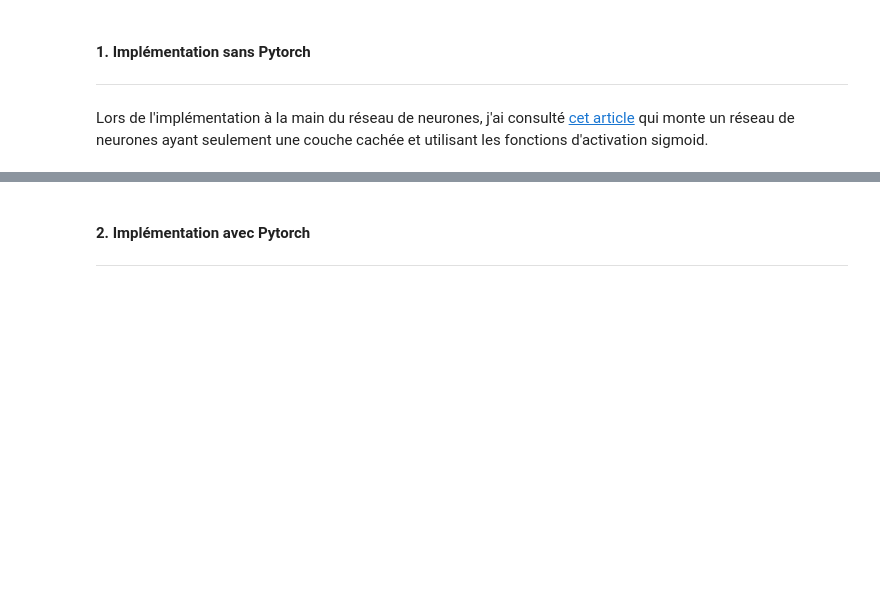
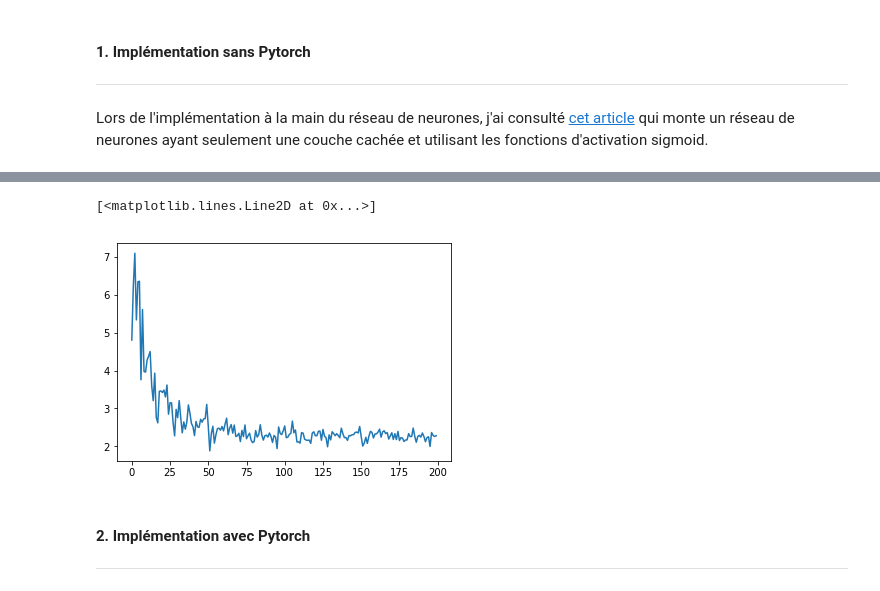
Before and after one commit to conorato/INF8225, a Jupyter notebook: TP2/TP2_1845448.ipynb, the cells around one changed output, grey strips where cells are left out. Saved outputs shown, nothing was run; the diff lists cells and outputs as text; code cells hidden in the pictures; blank space fills up the shorter version.

```diff
--- a/TP2/TP2_1845448.ipynb
+++ b/TP2/TP2_1845448.ipynb
@@ -179,0 +184,14 @@ Expected image is Trouser
+# %%
+def get_one_hot(y):
+    y_one_hot = np.zeros((y.size, y.max()+1))
+    y_one_hot[np.arange(y.size),y] = 1
+    return y_one_hot
+
+train_X = np.array([train_set.train_data[i].numpy().flatten() for i in range(len(train_set.train_data))])
+train_y = get_one_hot(np.array([train_set.train_labels[i].numpy() for i in range(len(train_set.train_labels))]))
+
+test_X = np.array([test_set.test_data[i].numpy().flatten() for i in range(len(test_set.test_data))])
+test_y = get_one_hot(np.array([test_set.test_labels[i].numpy() for i in range(len(test_set.test_labels))]))
+
+print(f"Train set X: {train_X.shape} with y: {train_y.shape}")
+print(f"Test set X: {test_X.shape} with y: {test_y.shape}")
@@ -391,0 +406,5 @@ theta len  3
+# %%
+%%time
+nn = HandmadeNetwork(nb_hidden_layers=1)
+
+losses = nn.fit_transform(train_X[0:1000], train_y[0:1000], batch_size=10, epochs=2, lr = 0.01)
@@ -392,3 +429,8 @@ theta len  3
+# %%
+plt.plot(losses)
+# %% [output]
+[<matplotlib.lines.Line2D at 0x...>]
+[figure, added]
 # %% [markdown]
 #### 2. Implémentation avec Pytorch
 ____
```
Also changed, not shown: parts of 9 cells of this notebook.
